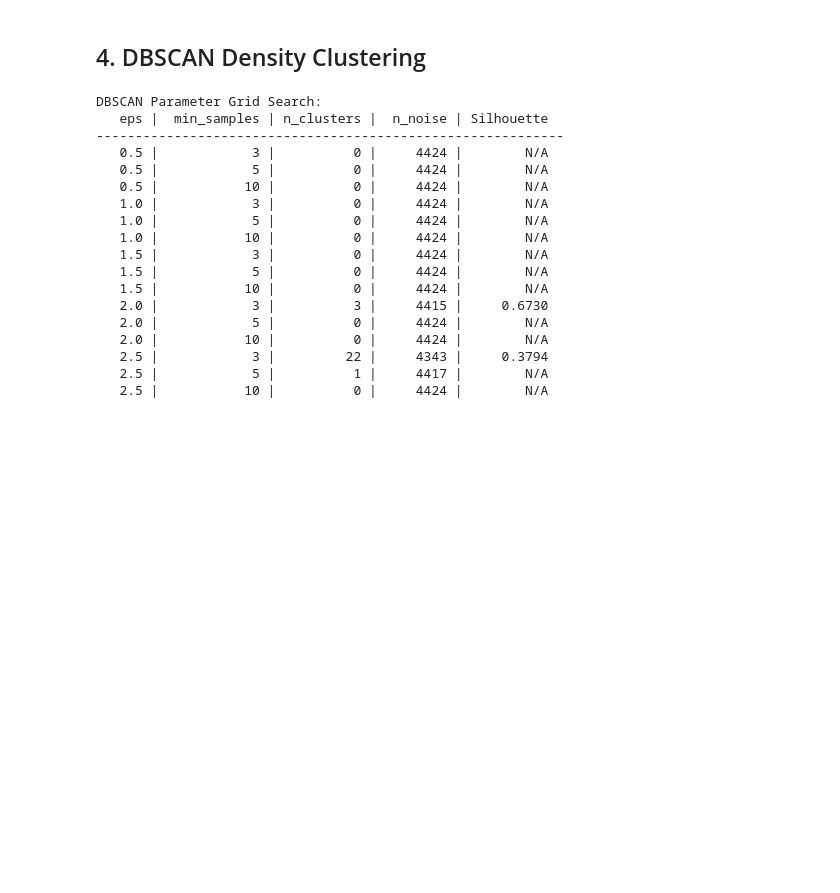
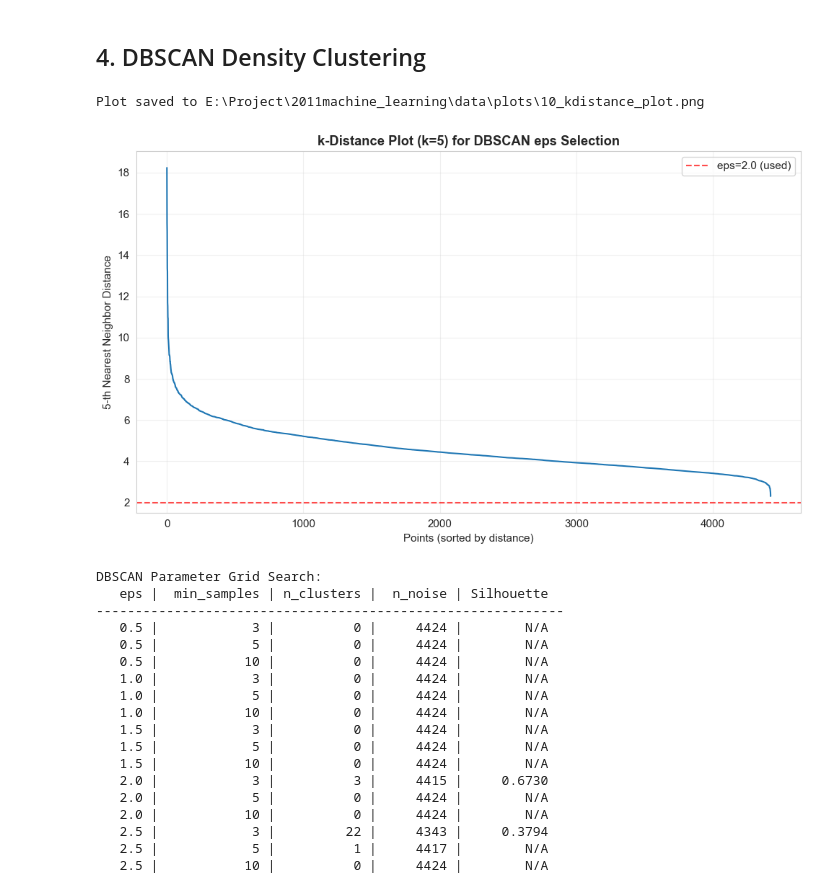
Before and after one commit to pheonix2006/dsaa2011_machine_learning, a Jupyter notebook: notebooks/03_clustering_analysis.ipynb, the cells around one changed output. Saved outputs shown, nothing was run; the diff lists cells and outputs as text; code cells hidden in the pictures; blank space fills up the shorter version.

```diff
--- a/notebooks/03_clustering_analysis.ipynb
+++ b/notebooks/03_clustering_analysis.ipynb
@@ -301,6 +303,33 @@ Plot saved to E:\Project\2011machine_learning\data\plots\07_hierarchical_linkage
 [figure]
 # %% [markdown]
 ## 4. DBSCAN Density Clustering
+# %%
+# k-distance plot for DBSCAN parameter analysis / DBSCAN参数分析的k-距离图
+from sklearn.neighbors import NearestNeighbors
+
+k = 5
+nn = NearestNeighbors(n_neighbors=k)
+nn.fit(X.values)
+distances, _ = nn.kneighbors(X.values)
+k_distances = np.sort(distances[:, k - 1])[::-1]
+
+fig, ax = plt.subplots(figsize=(10, 6))
+ax.plot(k_distances, linewidth=1.5)
+ax.set_xlabel("Points (sorted by distance)")
+ax.set_ylabel(f"{k}-th Nearest Neighbor Distance")
+ax.set_title(f"k-Distance Plot (k={k}) for DBSCAN eps Selection", fontweight="bold")
+ax.grid(True, alpha=0.3)
+ax.axhline(y=2.0, color="red", linestyle="--", alpha=0.7, label="eps=2.0 (used)")
+ax.legend()
+plt.tight_layout()
+save_path = os.path.join(project_root, "data", "plots", "10_kdistance_plot.png")
+plt.savefig(save_path, dpi=150, bbox_inches="tight")
+print(f"Plot saved to {save_path}")
+plt.show()
+plt.close()
+# %% [output]
+Plot saved to E:\Project\2011machine_learning\data\plots\10_kdistance_plot.png
+[figure, added]
 # %%
 # Grid search for DBSCAN parameters
 eps_values = [0.5, 1.0, 1.5, 2.0, 2.5]
```
Also changed, not shown: parts of 6 cells of this notebook, 4 other files.
